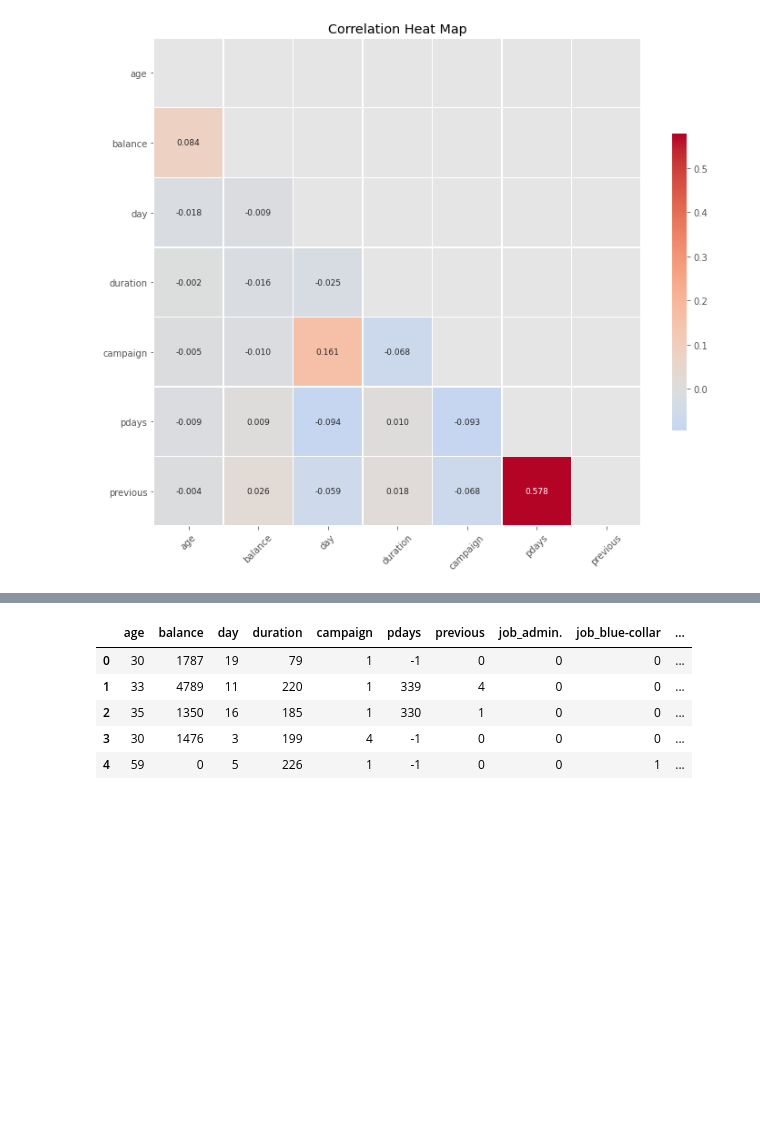
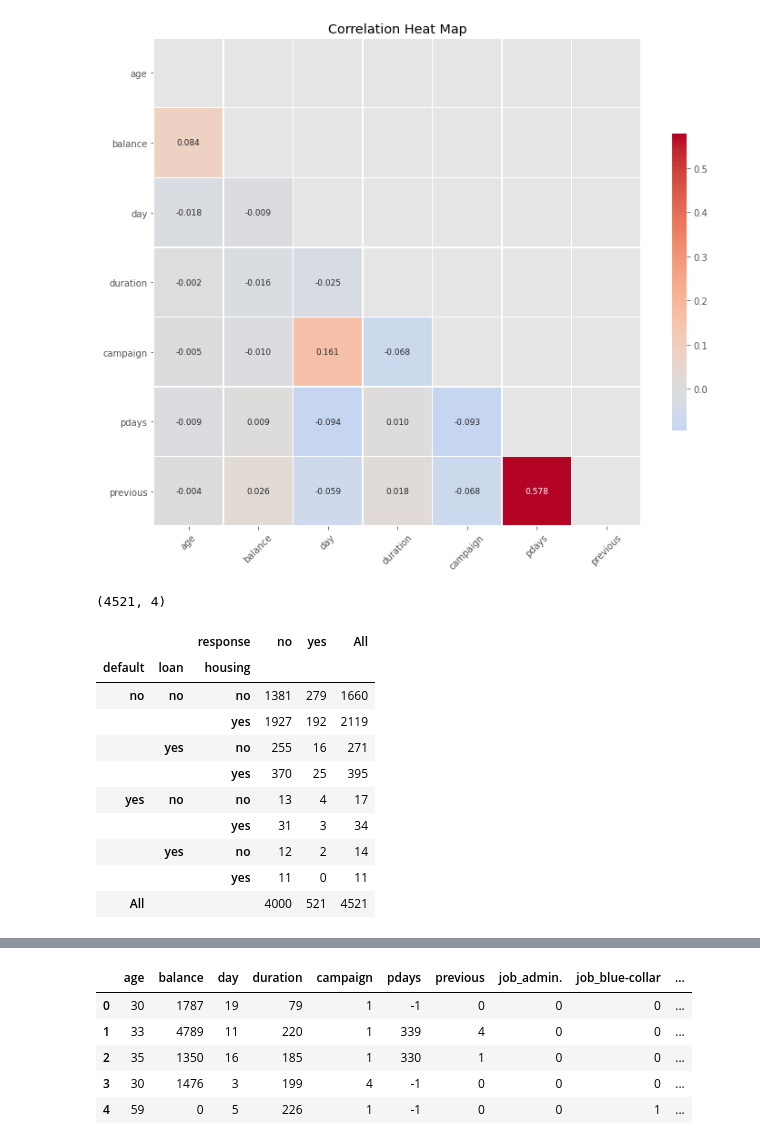
Before and after one commit to christophercallaghan2022/MSDS422, a Jupyter notebook: Copy_of_Assignment_3.ipynb, the cells around one changed output, grey strips where cells are left out. Cells and saved outputs as stored; diff of their text form; code cells hidden in the pictures; blank space fills up the shorter version.

```diff
--- a/Copy_of_Assignment_3.ipynb
+++ b/Copy_of_Assignment_3.ipynb
@@ -223,0 +226,40 @@ corr_chart(df_corr = bank)
+# %%
+# mapping function to convert text no/yes to integer 0/1
+convert_to_binary = {'no' : 0, 'yes' : 1}
+
+# define binary variable for having credit in default
+default = bank1['default'].map(convert_to_binary)
+
+# define binary variable for having a mortgage or housing loan
+housing = bank1['housing'].map(convert_to_binary)
+
+# define binary variable for having a personal loan
+loan = bank1['loan'].map(convert_to_binary)
+
+# define response variable to use in the model
+response = bank1['response'].map(convert_to_binary)
+
+# gather three explanatory variables and response into a numpy array
+# here we use .T to obtain the transpose for the structure we want
+model_data = np.array([np.array(default), np.array(housing), np.array(loan),
+    np.array(response)]).T
+
+# examine the shape of model_data, which we will use in subsequent modeling
+print(model_data.shape)
+# %% [output]
+(4521, 4)
+# %%
+# Check the frequency of "default", "loan", "housing" by "response"
+(pd.crosstab([bank1['default'],bank1['loan'],bank1['housing']], [bank1['response']], margins=True))
+# %% [output]
+|  |  | response | no | yes | All |
+| default | loan | housing |  |  |  |
+| no | no | no | 1381 | 279 | 1660 |
+|  |  | yes | 1927 | 192 | 2119 |
+|  | yes | no | 255 | 16 | 271 |
+|  |  | yes | 370 | 25 | 395 |
+| yes | no | no | 13 | 4 | 17 |
+|  |  | yes | 31 | 3 | 34 |
+|  | yes | no | 12 | 2 | 14 |
+|  |  | yes | 11 | 0 | 11 |
+| All |  |  | 4000 | 521 | 4521 |
```
Also changed, not shown: parts of 8 cells of this notebook.
